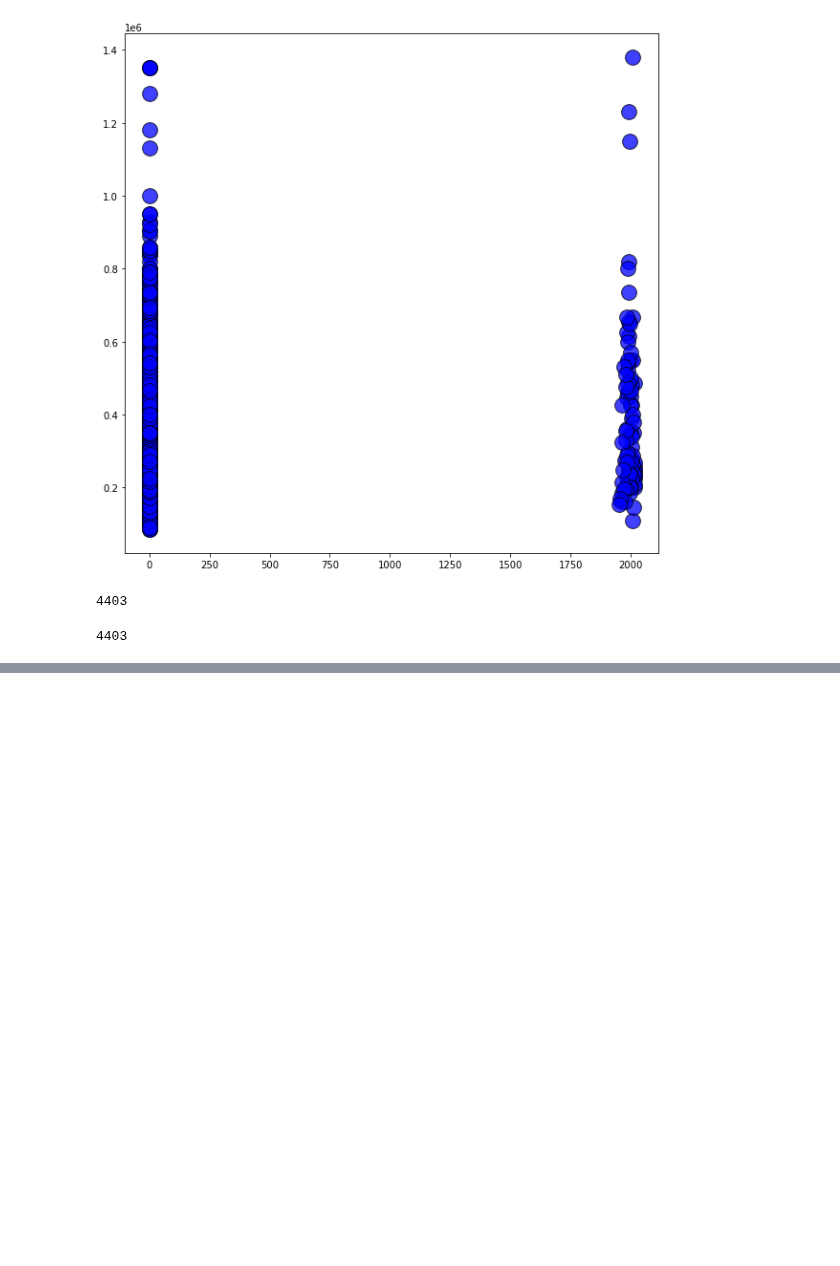
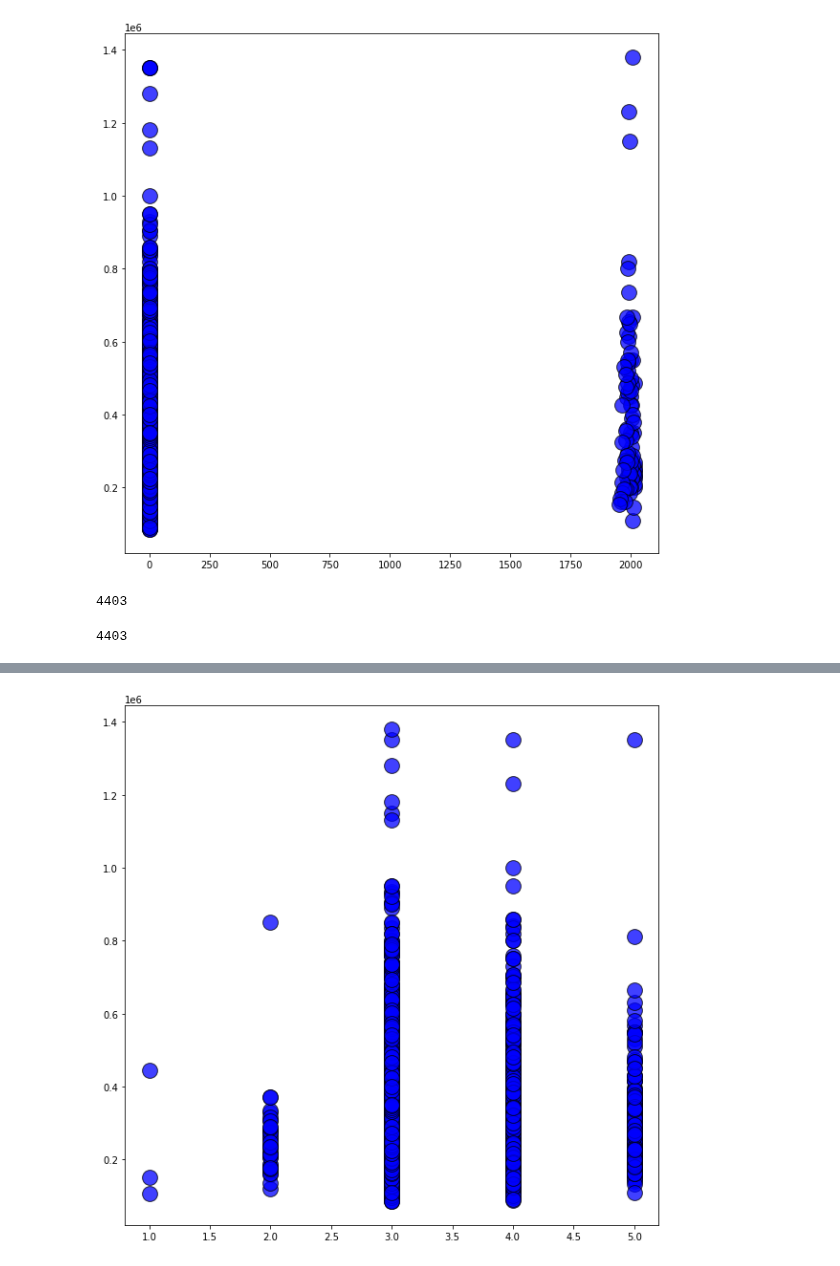
Before and after one commit to ruth-maker/file, a Jupyter notebook: House sales.ipynb, the cells around one changed output, grey strips where cells are left out. Cells and saved outputs as stored; diff of their text form; code cells hidden in the pictures; blank space fills up the shorter version.

```diff
--- a/House sales.ipynb
+++ b/House sales.ipynb
@@ -1793,5 +1793,5 @@ len(condtition_level_southking)
 4403
 # %%
 regressiondata6 = pd.DataFrame({'Condition Level':condtition_level_southking,
-                                'Price':yearrenov_Price_southking})
+                                'Price':level_southking})
 regressiondata6.head
@@ -1797,0 +1813,10 @@ regressiondata6.head
+# %%
+x = regressiondata6['Condition Level']
+y = regressiondata6['Price']
+plt.scatter(x,y, cmap = 'Reds',edgecolor = 'black',
+            linewidth = 1,alpha = .75,color='blue',s=250)
+plt.gcf().set_size_inches((10,10))
+plt.show()
+#s:changes size,c:changes colour
+# %% [output]
+[figure, added]
```
Also changed, not shown: parts of 1 cell of this notebook.
